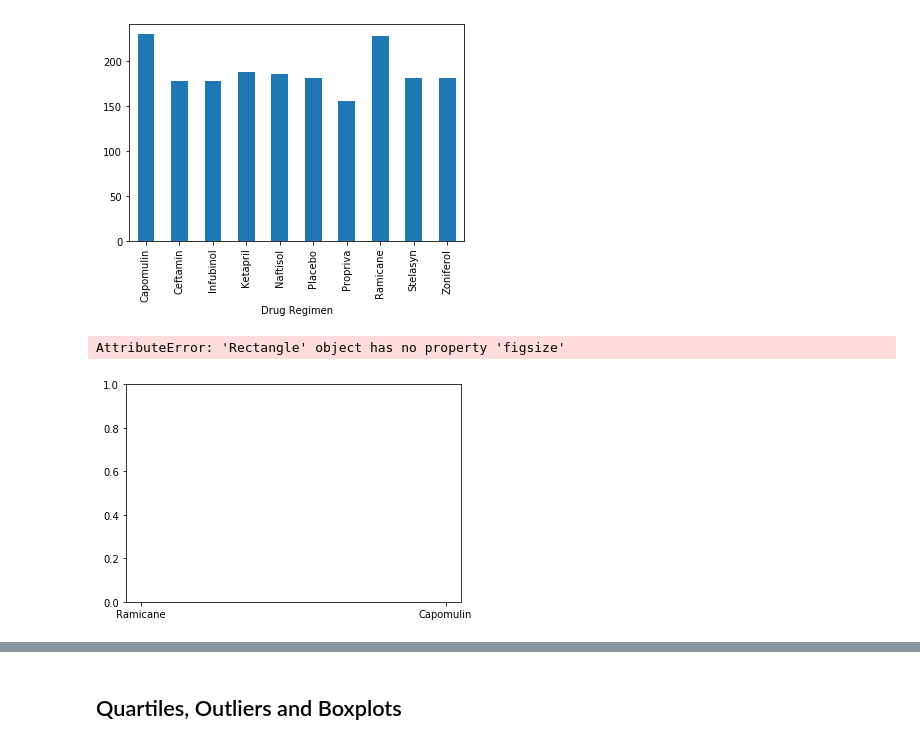
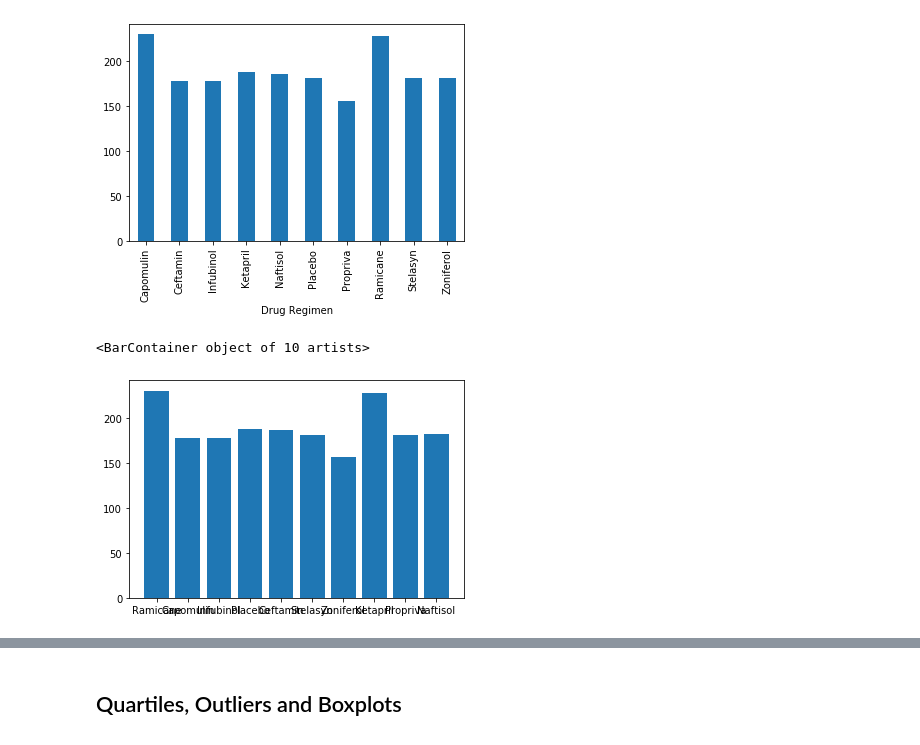
Before and after one commit to crisbusa92/matplotlib-challenge, a Jupyter notebook: Pymaceuticals/pymaceuticals_starter.ipynb, the cells around one changed output, grey strips where cells are left out. Saved outputs shown, nothing was run; the diff lists cells and outputs as text; code cells hidden in the pictures.

```diff
--- a/Pymaceuticals/pymaceuticals_starter.ipynb
+++ b/Pymaceuticals/pymaceuticals_starter.ipynb
@@ -118,10 +111,10 @@ miceregime.plot.bar()
 # %%
 # Generate a bar plot showing the total number of mice for each treatment throughout the course of the study using pyplot.
 x_axis = cdata['Drug Regimen'].unique()
 
-plt.bar(x_axis, miceregime,figsize=(10000, 30000))
+plt.bar(x_axis, miceregime)
 # %% [output]
-AttributeError: 'Rectangle' object has no property 'figsize'
+<BarContainer object of 10 artists>
-[figure, old version]
+[figure, new version]
 # %%
 # Generate a pie plot showing the distribution of female versus male mice using pandas
```
Also changed, not shown: parts of 4 cells of this notebook.
